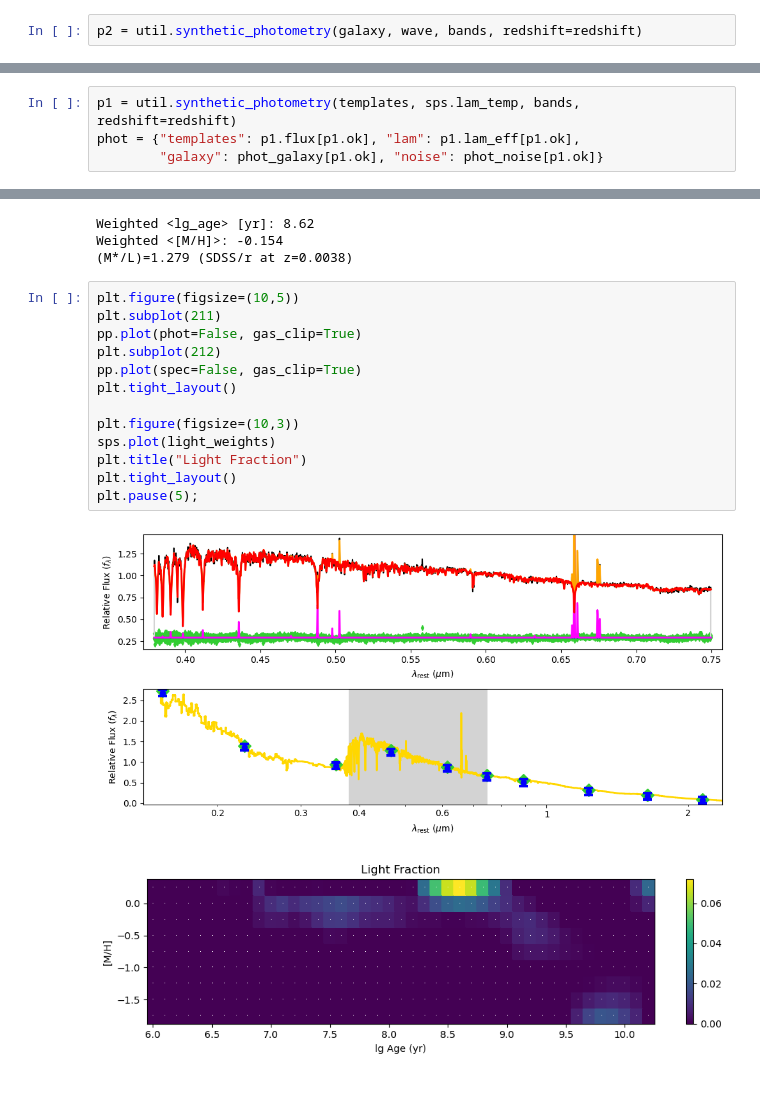
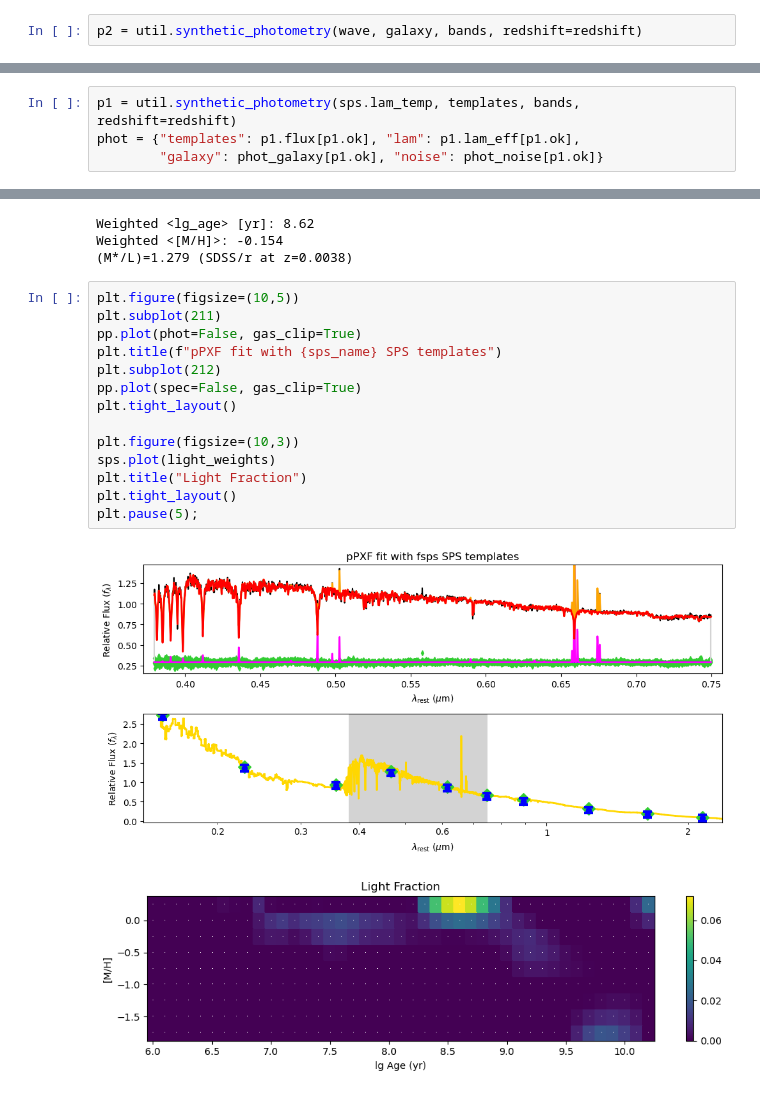
Before and after one commit to micappe/ppxf_examples, a Jupyter notebook: ppxf_example_population_photometry.ipynb, the cells around one changed output, grey strips where cells are left out. Drawn from its saved outputs; the diff is of its cells as text.

```diff
--- a/ppxf_example_population_photometry.ipynb
+++ b/ppxf_example_population_photometry.ipynb
@@ -196,7 +196,7 @@ Scale photometry to match the spectrum as in Sec.6.4 of [Cappellari
 First compute synthetic photometry on SDSS galaxy spectrum, which is already
 in rest-frame
 # %%
-p2 = util.synthetic_photometry(galaxy, wave, bands, redshift=redshift)
+p2 = util.synthetic_photometry(wave, galaxy, bands, redshift=redshift)
 # %% [output]
   1 --- Outside template: galex1500
   2 --- Outside template: galex2500
@@ -221,7 +221,7 @@ phot_noise *= scale
 Compute the photometric templates in the observed bands, excluding the bands
 falling outside the range covered by the templates.
 # %%
-p1 = util.synthetic_photometry(templates, sps.lam_temp, bands, redshift=redshift)
+p1 = util.synthetic_photometry(sps.lam_temp, templates, bands, redshift=redshift)
 phot = {"templates": p1.flux[p1.ok], "lam": p1.lam_eff[p1.ok],
         "galaxy": phot_galaxy[p1.ok], "noise": phot_noise[p1.ok]}
 # %% [output]
@@ -302,16 +302,17 @@ Weighted <[M/H]>: -0.154
 # %%
 plt.figure(figsize=(10,5))
 plt.subplot(211)
 pp.plot(phot=False, gas_clip=True)
+plt.title(f"pPXF fit with {sps_name} SPS templates")
 plt.subplot(212)
 pp.plot(spec=False, gas_clip=True)
 plt.tight_layout()
 
 plt.figure(figsize=(10,3))
 sps.plot(light_weights)
 plt.title("Light Fraction")
 plt.tight_layout()
 plt.pause(5);
 # %% [output]
-[figure, old version]
+[figure, new version]
 [figure]
```
Also changed, not shown: parts of 5 cells of this notebook, 3 other files.
